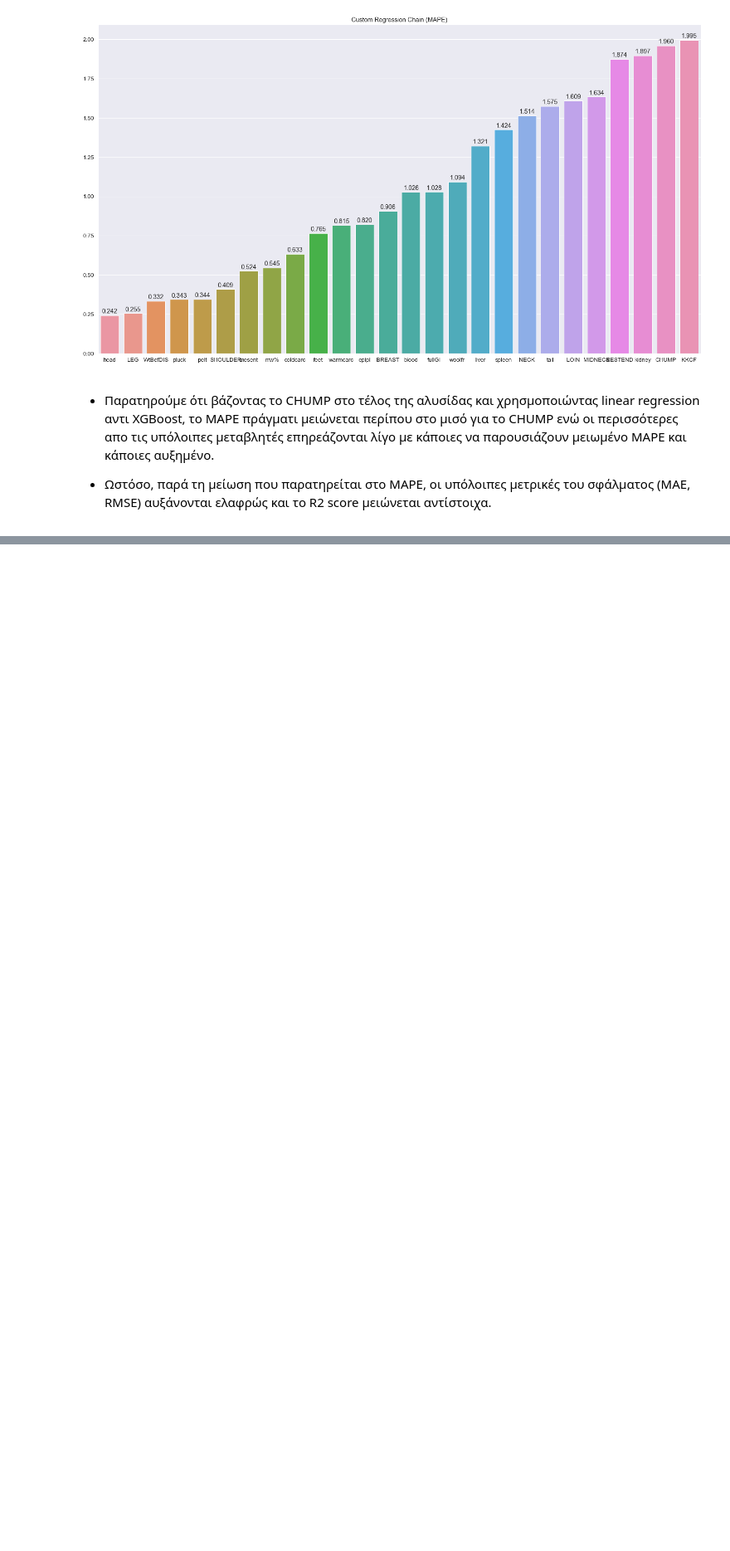
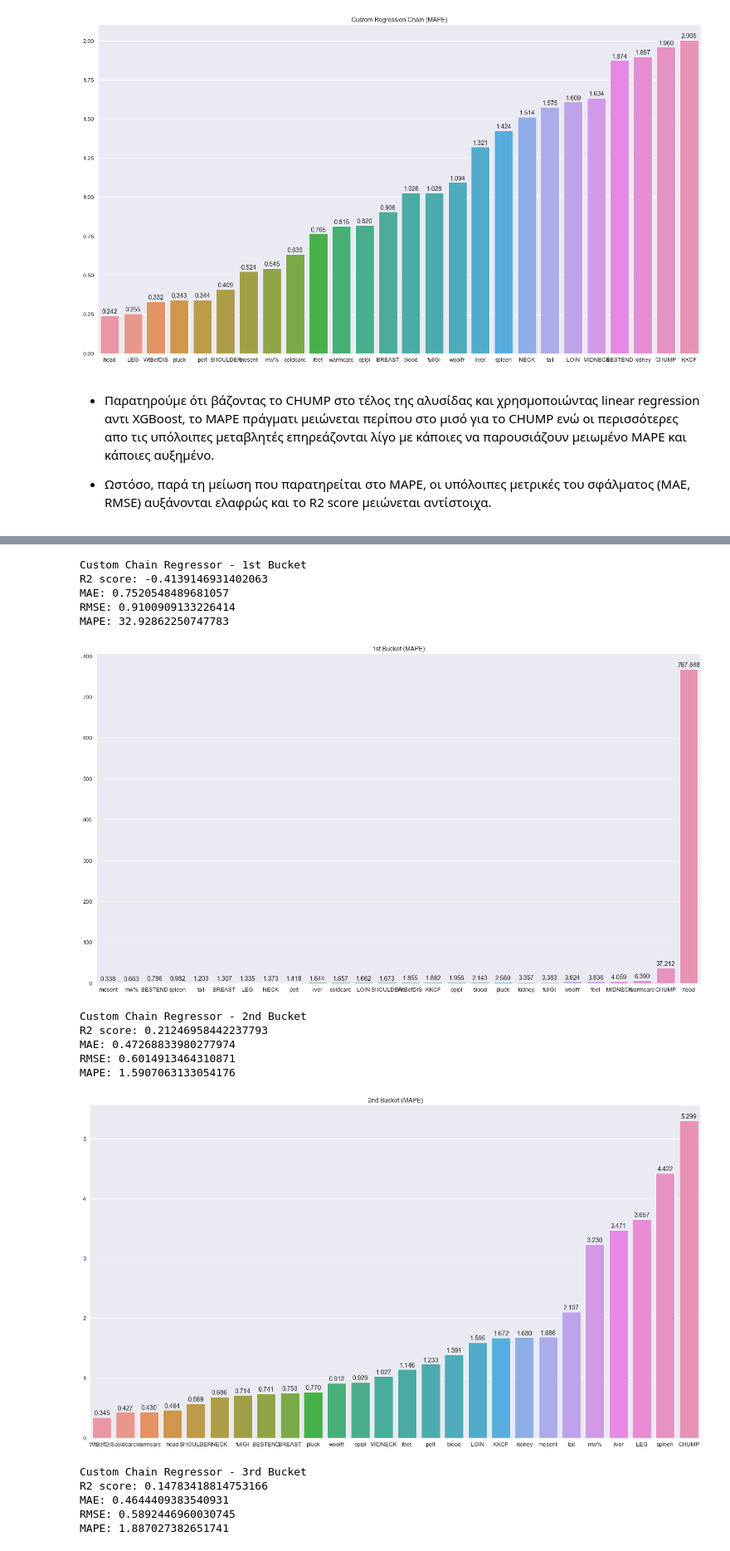
Before and after one commit to antonis-ant/thesis-code, a Jupyter notebook: notebooks/RegChain_notebook_2.ipynb, the cells around one changed output, grey strips where cells are left out. Shown: that part at 83% size. Saved outputs shown, nothing was run; the diff lists cells and outputs as text; code cells hidden in the pictures; blank space fills up the shorter version.

Commit message:
Tried using stratified train test split & re-evaluate regression chain.

```diff
--- a/notebooks/RegChain_notebook_2.ipynb
+++ b/notebooks/RegChain_notebook_2.ipynb
@@ -351,0 +375,11 @@ MAPE: 1.0339380956770479
+# %%
+from sklearn.preprocessing import KBinsDiscretizer
+from IPython.core.interactiveshell import InteractiveShell
+
+InteractiveShell.ast_node_interactivity = "all"
+
+# Descretize data in 3 groups (buckets).
+enc = KBinsDiscretizer(n_bins=3, encode='ordinal', strategy='quantile')
+data_binned = enc.fit_transform(data[['slweight(g)']])
+
+# data_binned
@@ -351,0 +440,51 @@ MAPE: 1.0339380956770479
+# %%
+# Prepare data
+X1, y1 = scale_split_labels(bucket_1)
+X2, y2 = scale_split_labels(bucket_2)
+X3, y3 = scale_split_labels(bucket_3)
+X1_train, X1_test, y1_train, y1_test = split_train_test(X1, y1, test_size=0.15)
+X2_train, X2_test, y2_train, y2_test = split_train_test(X2, y2, test_size=0.15)
+X3_train, X3_test, y3_train, y3_test = split_train_test(X3, y3, test_size=0.15)
+# %%
+# Run Chain Regressor for 1st bucket
+chain_reg = ChainRegressor(chain_links_6)
+clinks = chain_reg.fit(X1_train, y1_train)
+scores1 = mo_reg_scorer(chain_reg, X1_test, y1_test)
+
+# Run Chain Regressor for 2nd bucket
+chain_reg = ChainRegressor(chain_links_6)
+clinks = chain_reg.fit(X2_train, y2_train)
+scores2 = mo_reg_scorer(chain_reg, X2_test, y2_test)
+
+# Run Chain Regressor for 3rd bucket
+chain_reg = ChainRegressor(chain_links_6)
+clinks = chain_reg.fit(X3_train, y3_train)
+scores3 = mo_reg_scorer(chain_reg, X3_test, y3_test)
+# %%
+# Present results for each bucket
+print_avg_scores(scores1, 'Custom Chain Regressor - 1st Bucket')
+scores_barplot(scores1['rv_scores_mape'], y_test.columns, title='1st Bucket (MAPE)')
+
+print_avg_scores(scores2, 'Custom Chain Regressor - 2nd Bucket')
+scores_barplot(scores2['rv_scores_mape'], y_test.columns, title='2nd Bucket (MAPE)')
+
+print_avg_scores(scores3, 'Custom Chain Regressor - 3rd Bucket')
+scores_barplot(scores3['rv_scores_mape'], y_test.columns, title='3rd Bucket (MAPE)')
+# %% [output]
+Custom Chain Regressor - 1st Bucket
+R2 score: -0.4139146931402063
+MAE: 0.7520548489681057
+RMSE: 0.9100909133226414
+MAPE: 32.92862250747783
+[figure, added]
+Custom Chain Regressor - 2nd Bucket
+R2 score: 0.21246958442237793
+MAE: 0.47268833980277974
+RMSE: 0.6014913464310871
+MAPE: 1.5907063133054176
+[figure, added]
+Custom Chain Regressor - 3rd Bucket
+R2 score: 0.14783418814753166
+MAE: 0.4644409383540931
+RMSE: 0.5892446960030745
+MAPE: 1.887027382651741
```
Also changed, not shown: parts of 19 cells of this notebook, 1 other file.
